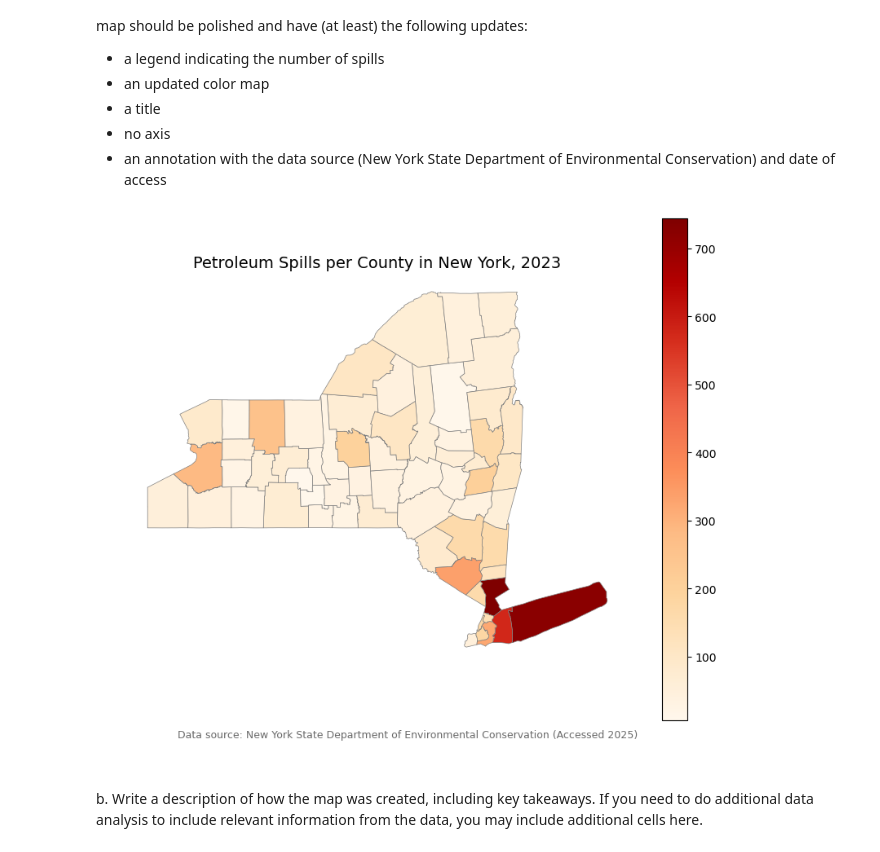
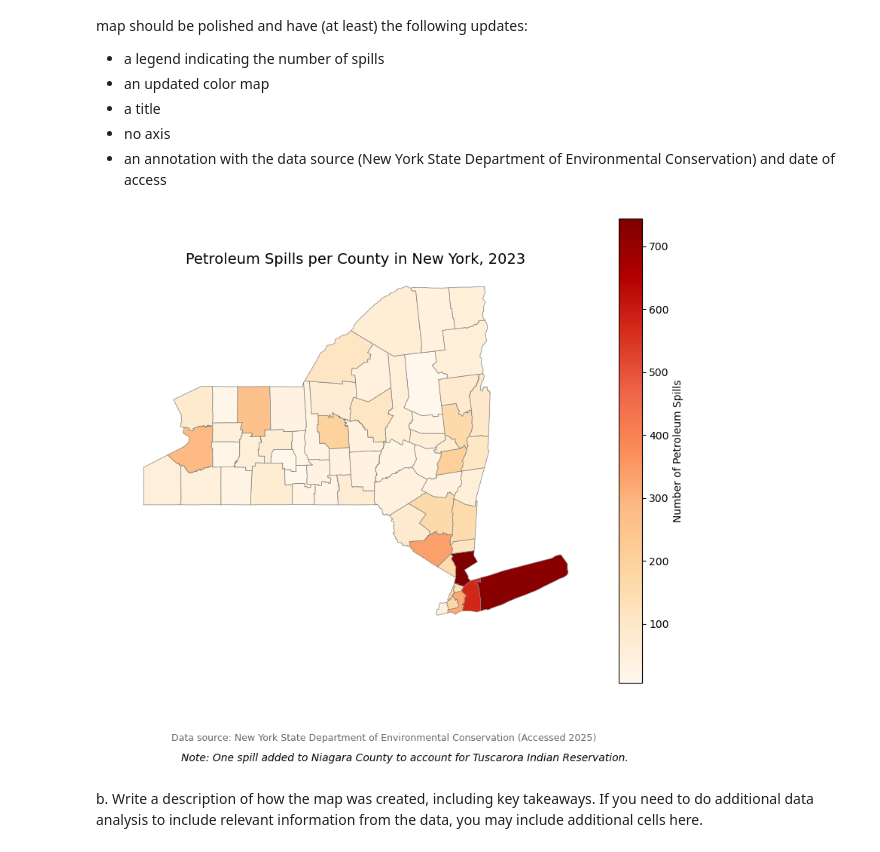
Before and after one commit to IIDonaji/eds220-hwk3, a Jupyter notebook: hwk3-task1-spills.ipynb, the cells around one changed output. Saved outputs shown, nothing was run; the diff lists cells and outputs as text; code cells hidden in the pictures.

```diff
--- a/hwk3-task1-spills.ipynb
+++ b/hwk3-task1-spills.ipynb
@@ -590,22 +681,33 @@ Your map should be polished and have (at least) the following updates:
 - no axis
 - an annotation with the data source (New York State Department of Environmental Conservation) and date of access
 # %%
+# Plot number of petroleum spill per county in the state of New York in 2023
 fig, ax = plt.subplots(figsize=(10, 8))
 ny_counties.plot(
 column= 'n_spills',
 cmap= 'OrRd',
 legend= True,
 edgecolor= 'gray',
 linewidth= 0.5,
-ax=ax)
+ax=ax,
+legend_kwds={
+        'label': "Number of Petroleum Spills",
+        'orientation': "vertical"
+    })
 ax.set_title("Petroleum Spills per County in New York, 2023", fontsize=14)
 ax.axis('off')
 plt.annotate(
 "Data source: New York State Department of Environmental Conservation (Accessed 2025)",
 xy=(0.1, 0.05), xycoords= 'figure fraction', fontsize= 9, color= 'dimgray')
+# Add note about Tuscarora correction
+plt.figtext(
+    0.5, -0.02,
+    "Note: One spill added to Niagara County to account for Tuscarora Indian Reservation.",
+    wrap=True, ha='center', fontsize=10, style='italic'
+)
 plt.show()
 # %% [output]
-[figure, old version]
+[figure, new version]
 # %% [markdown]
 b. Write a description of how the map was created, including key takeaways. If you need to do additional data analysis to include relevant information from the data, you may include additional cells here.
 # %% [markdown]
```
Also changed, not shown: parts of 7 cells of this notebook, 1 other file.
